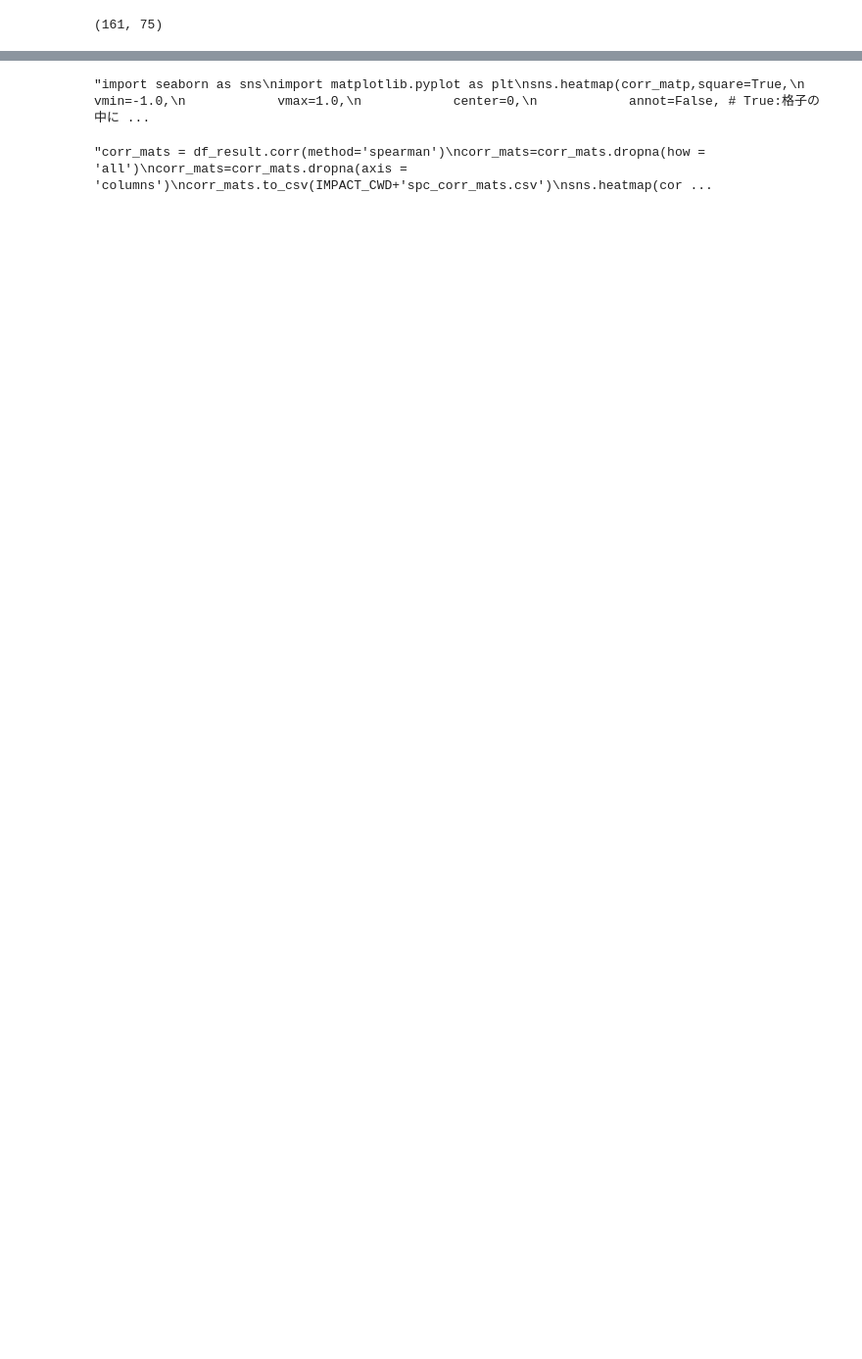
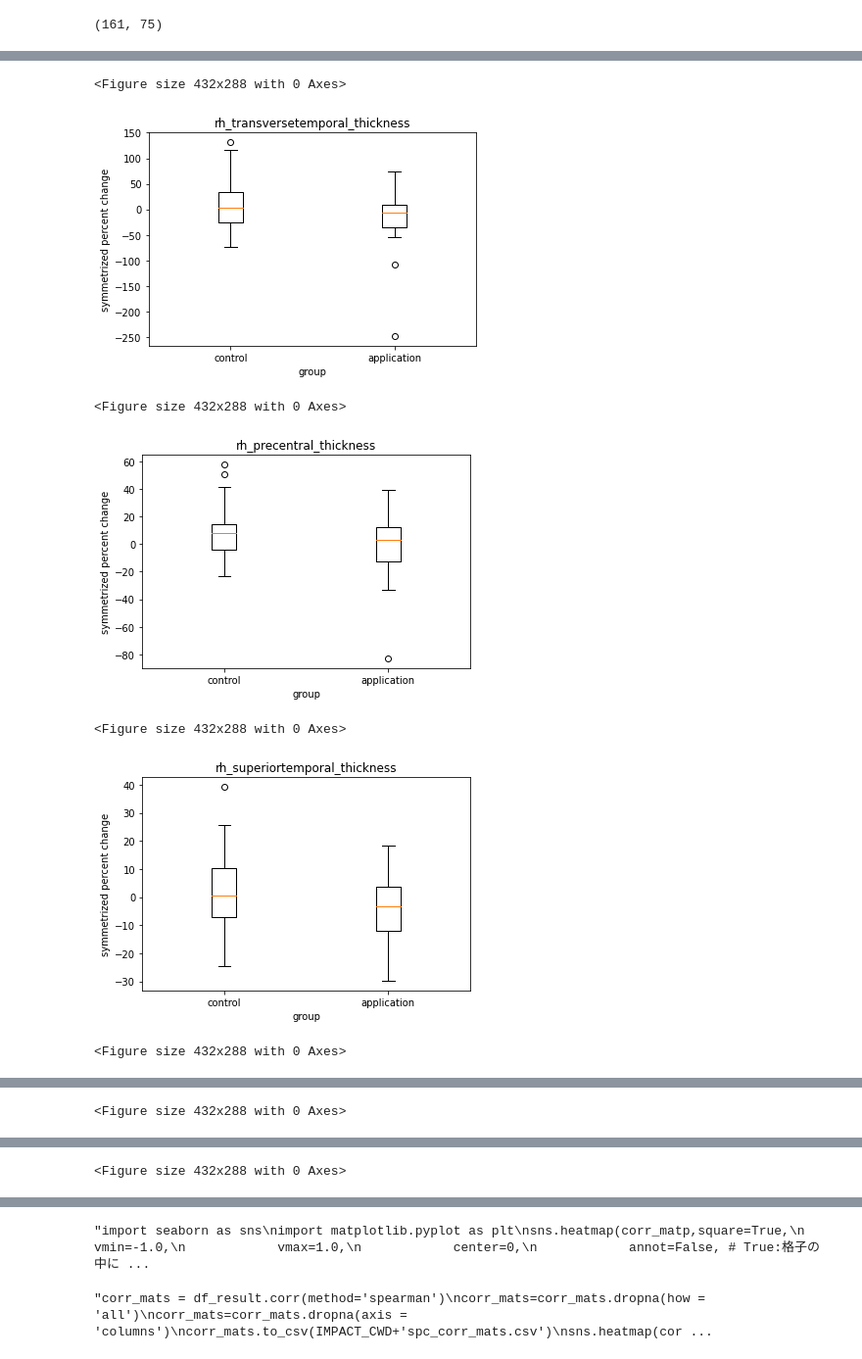
Before and after one commit to s1613134/tr_accel, a Jupyter notebook: spc2df_impact.ipynb, the cells around one changed output, grey strips where cells are left out. Shown at 98% size. Drawn from its saved outputs; the diff is of its cells as text; code cells hidden in the pictures; blank space fills up the shorter version.

```diff
--- a/spc2df_impact.ipynb
+++ b/spc2df_impact.ipynb
@@ -250,7 +230,7 @@ AT: rose
 from statsmodels.formula.api import ols
 import copy
 
-def ftest_covar_age(arg1_ctrl, arg2_intrv, df_result_arg3):
+def ftest_covar_age(arg1_ctrl, arg2_intrv, df_result_arg3,arg3_intrvname, arg5_figurenum):
     df_result_FUNC=copy.copy(df_result_arg3[df_result_arg3["Arm_Type_01"].isin([arg1_ctrl, arg2_intrv])])
     df_result_FUNC["is_CTRL"] = 0
     df_result_FUNC.loc[(df_result_FUNC["Arm_Type_01"]==arg1_ctrl),"is_CTRL"] = 1
@@ -267,20 +247,36 @@ def ftest_covar_age(arg1_ctrl, arg2_intrv, df_result_arg3):
         ftest_result_df_FUNC=\
         ftest_result_df_FUNC.append(pd.DataFrame([[df_result_FUNC.columns[ii],ftest_result.pvalue]], \
                                                columns=ftest_result_df_FUNC.columns),ignore_index=True)
-    return ftest_result_df_FUNC.sort_values('pval')
+
+    df_result_arg4=df_result_FUNC
+    ftest_result_df_sorted=ftest_result_df_FUNC.sort_values('pval')
+    for jj in range(arg5_figurenum):
+        minspcname=ftest_result_df_sorted['spc'].reset_index(drop=True)[jj]
+        ftest_A=df_result_arg4.loc[(df_result_arg4["Arm_Type_01"]==arg1_ctrl),minspcname]
+        ftest_B=df_result_arg4.loc[(df_result_arg4["Arm_Type_01"]==arg2_intrv),minspcname]
+        plt.figure()
+        #plt.clf()
+        fig,ax=plt.subplots()
+        ax.boxplot([ftest_A,ftest_B],labels=["control",arg3_intrvname])
+        plt.title(minspcname)
+        plt.ylabel("symmetrized percent change")
+        plt.xlabel("group")
+        plt.savefig(IMPACT_CWD+"f_box_figure_"+arg2_intrv+"_"+str(jj+1)+".png")
+
+    return ftest_result_df_sorted
 
 print("AS: application")
-ftest_result_df1_AS_sorted=ftest_covar_age("AR", "AS", df_result)
+ftest_result_df1_AS_sorted=ftest_covar_age("AR", "AS", df_result, "application",3)
 print(ftest_result_df1_AS_sorted.head(5))
 
 print("")
 print("AT: rose")
-ftest_result_df1_AT_sorted=ftest_covar_age("AR", "AT", df_result)
+ftest_result_df1_AT_sorted=ftest_covar_age("AR", "AT", df_result, "rose",1)
 print(ftest_result_df1_AT_sorted.head(5))
 
 print("")
 print("AU: collagen")
-ftest_result_df1_AU_sorted=ftest_covar_age("AR", "AU", df_result)
+ftest_result_df1_AU_sorted=ftest_covar_age("AR", "AU", df_result, "collagen",2)
 print(ftest_result_df1_AU_sorted.head(5))
 # %% [output]
 AS: application
@@ -302 +298,8 @@ AT: rose
 63       rh_superiorfrontal_thickness    0.0847876150692048
+<Figure size 432x288 with 0 Axes>
+[figure, added]
+<Figure size 432x288 with 0 Axes>
+[figure, added]
+<Figure size 432x288 with 0 Axes>
+[figure, added]
+<Figure size 432x288 with 0 Axes>
@@ -302,0 +307 @@ AT: rose
+<Figure size 432x288 with 0 Axes>
@@ -302,0 +309 @@ AT: rose
+<Figure size 432x288 with 0 Axes>
```
Also changed, not shown: parts of 12 cells of this notebook.
